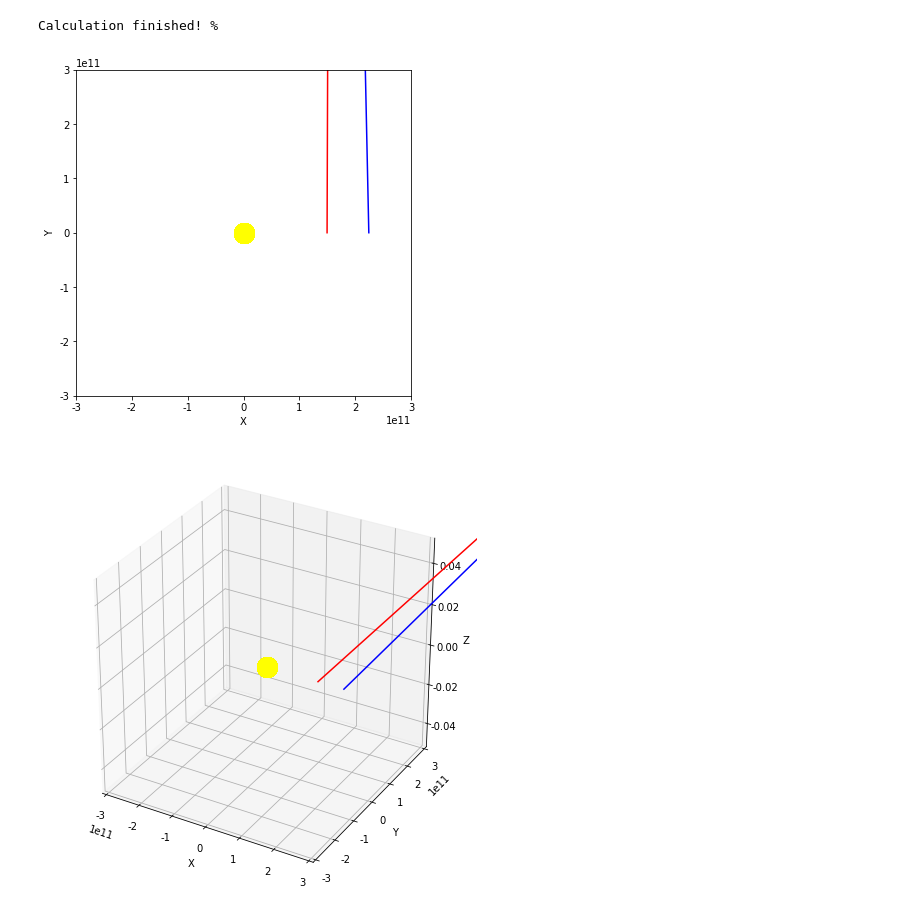
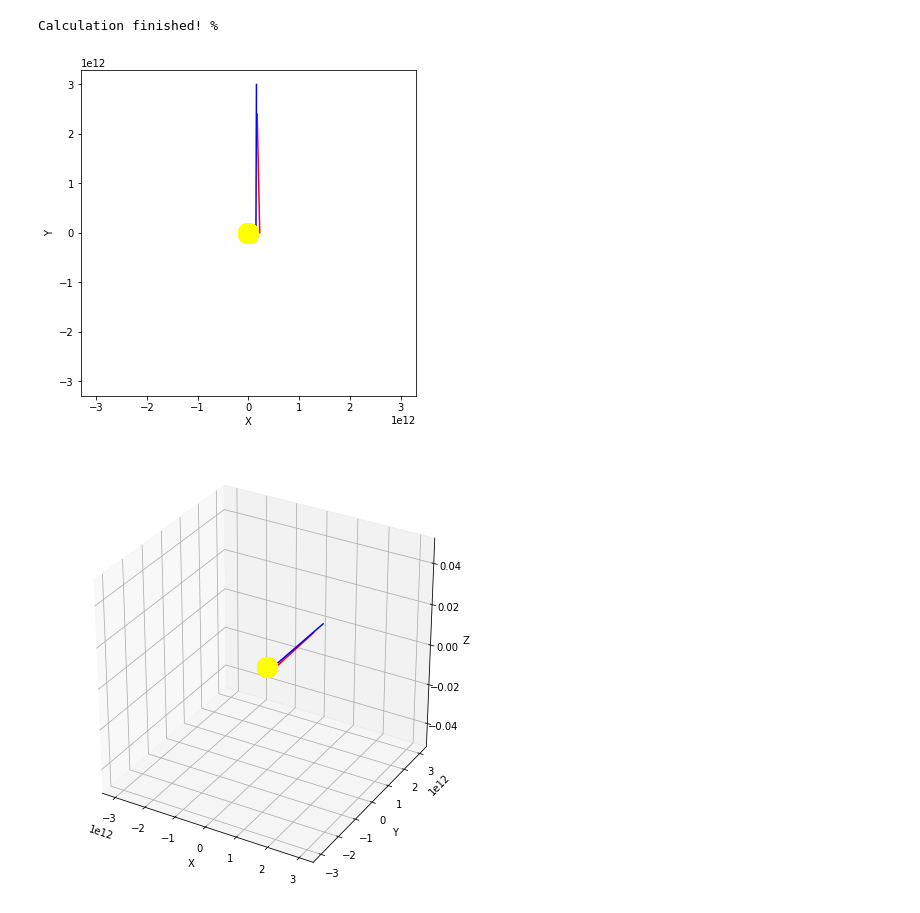
Before and after one commit to kelvin1020/orbit, a Jupyter notebook: 07_test_3body.ipynb, the cells around one changed output. Cells and saved outputs as stored; diff of their text form; code cells hidden in the pictures.

```diff
--- a/07_test_3body.ipynb
+++ b/07_test_3body.ipynb
@@ -183,31 +199,35 @@ for i in range(0, number):
 print("Calculation finished!")  ##运行提示，计算完成
 # %% [output]
 Calculation finished! %
+# %%
+uplimit = max( max(np.hstack([x1_plot, x2_plot, x3_plot])), max(np.hstack([y1_plot, y2_plot, y3_plot])), max(np.hstack([z1_plot, z2_plot, z3_plot])) )
+lowerlimit = min( min(np.hstack([x1_plot, x2_plot, x3_plot])), min(np.hstack([y1_plot, y2_plot, y3_plot])), min(np.hstack([z1_plot, z2_plot, z3_plot])) )
+lim_const = max( abs(uplimit), abs(lowerlimit) ) * 1.1
 # %%
 #二维xy绘图
 plt.figure(figsize = (6,6))#figsize代表横纵比
-plt.plot(x1_plot, y1_plot,c="red")#c表示绘制颜色,可以为十六进制颜色码，如c = '#6BABF4'
+plt.plot(x3_plot, y3_plot,c="red")#c表示绘制颜色,可以为十六进制颜色码，如c = '#6BABF4'
 plt.plot(x2_plot, y2_plot,c="blue")
-plt.plot(x3_plot, y3_plot,'o', ms=20, c ='yellow')#ms表示绘制点线尺寸，c表示绘制颜色，'o'表示绘点
+plt.plot(x1_plot, y1_plot,'o', ms=20, c ='yellow')#ms表示绘制点线尺寸，c表示绘制颜色，'o'表示绘点
 plt.ylabel('Y')#坐标轴
 plt.xlabel('X')
-plt.xlim(-3e11,3e11)#设置横坐标
-plt.ylim(-3e11,3e11)#设置纵坐标
+plt.xlim(-lim_const, lim_const)#设置横坐标
+plt.ylim(-lim_const, lim_const)#设置纵坐标
 plt.show()
 # plt.savefig('3body2D.png',format = 'png', dpi = 300)#输出图片名称,格式，分辨率
 # plt.close()
 # %% [output]
-[figure, old version]
+[figure, new version]
 # %%
 #三维绘图
 #创建一个三维的绘图工程
 fig = plt.figure(figsize = (6,6))
 ax = Axes3D(fig)
-ax.plot(x1_plot, y1_plot, z1_plot, c="red")
+ax.plot(x3_plot, y3_plot, z3_plot, c="red")
 ax.plot(x2_plot, y2_plot, z2_plot, c="blue")
-ax.plot(x3_plot, y3_plot, z3_plot,'o', ms=20, c ='yellow')#ms表示绘制点线尺寸，c表示绘制颜色，'o'表示绘点
-ax.set_xlim(-3e11,3e11)#设置横坐标
-ax.set_ylim(-3e11,3e11)#设置纵坐标
+ax.plot(x1_plot, y1_plot, z1_plot,'o', ms=20, c ='yellow')#ms表示绘制点线尺寸，c表示绘制颜色，'o'表示绘点
+ax.set_xlim(-lim_const, lim_const)#设置横坐标
+ax.set_ylim(-lim_const, lim_const)#设置纵坐标
 ax.set_zlabel('Z') #坐标轴
 ax.set_ylabel('Y')
 ax.set_xlabel('X')
@@ -216,7 +236,7 @@ plt.show()#显示图片
 # plt.savefig('3body3D.png',format = 'png', dpi = 300)
 # # plt.close()#保存图片
 # %% [output]
-[figure, old version]
+[figure, new version]
 # %%
 #绘2d动图#$$$$$$$$$$$$$$$$$$$$$$$$$$$$$$$$$$$$$$$$$$$$$$$$$$$$$$$$$$$$$$$$$$$$$$$$$$$$$$$$$$$$$$$$$$$$$$$$$$$$$$$$$$$$$$$$$$$$$$$$$$$$$$$$$$$$$$$$$$$$$$$$$$$
 # 使用MATPLOTLIB画一个图
```
Also changed, not shown: parts of 3 cells of this notebook, 1 other file.
